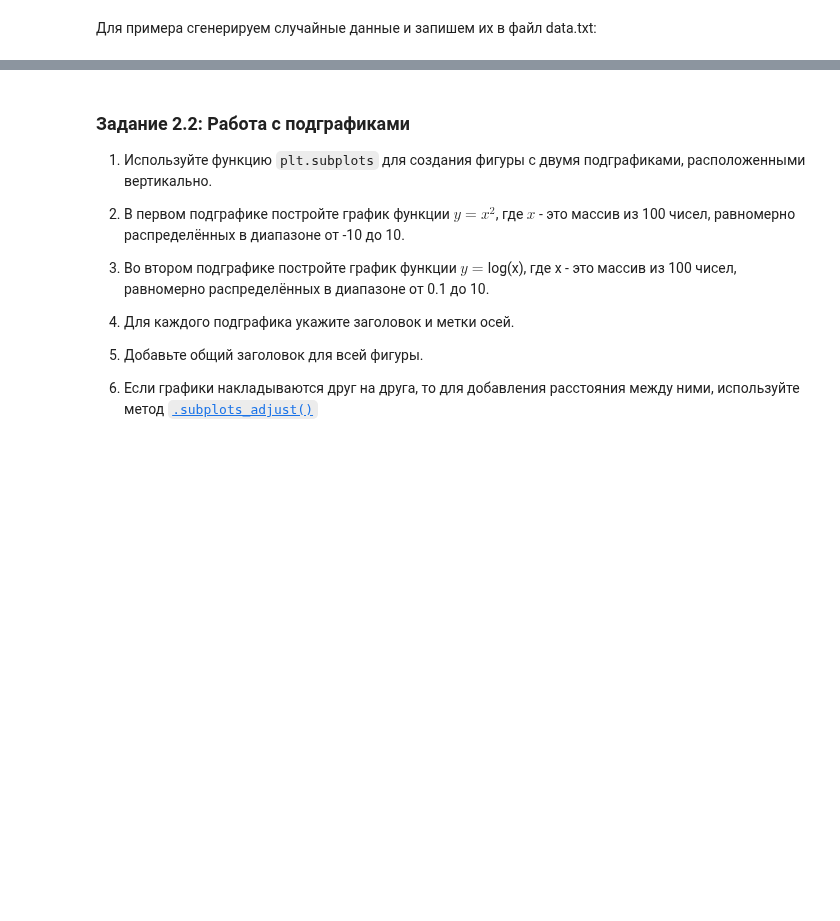
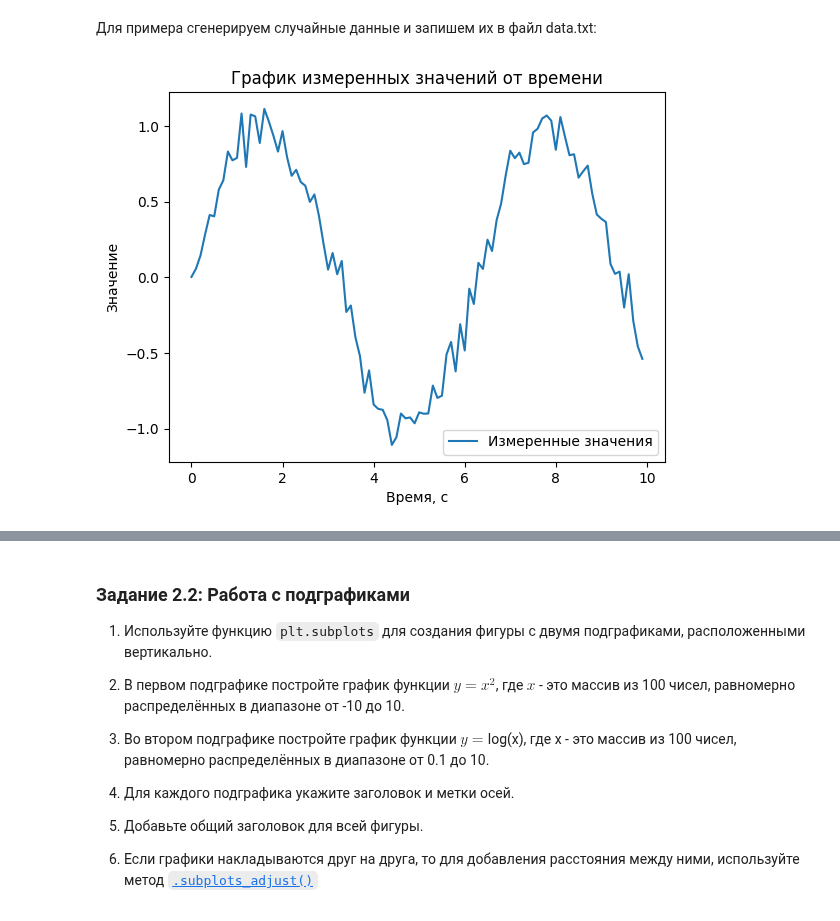
Before and after one commit to ilyak0n/comp_math, a Jupyter notebook: 3. Библиотеки Matplotlib, Plotly/Практическая_работа_№3_Matplotlib_Plotly.ipynb, the cells around one changed output, grey strips where cells are left out. Cells and saved outputs as stored; diff of their text form; code cells hidden in the pictures; blank space fills up the shorter version.

```diff
--- a/3. Библиотеки Matplotlib, Plotly/Практическая_работа_№3_Matplotlib_Plotly.ipynb
+++ b/3. Библиотеки Matplotlib, Plotly/Практическая_работа_№3_Matplotlib_Plotly.ipynb
@@ -214,3 +212,16 @@ np.savetxt('data.txt', data, delimiter=' ')
+# %%
+load_data = np.loadtxt('data.txt')
+
+plt.plot(load_data[:, 0], load_data[:, 1], label='Измеренные значения')
+
+plt.title('График измеренных значений от времени')
+plt.xlabel('Время, с')
+plt.ylabel('Значение')
+plt.legend()
+
+plt.show()
+# %% [output]
+[figure, added]
 # %% [markdown]
 ![image.png](embedded-picture-1)
 # %% [markdown]
```
Also changed, not shown: parts of 14 cells of this notebook.
